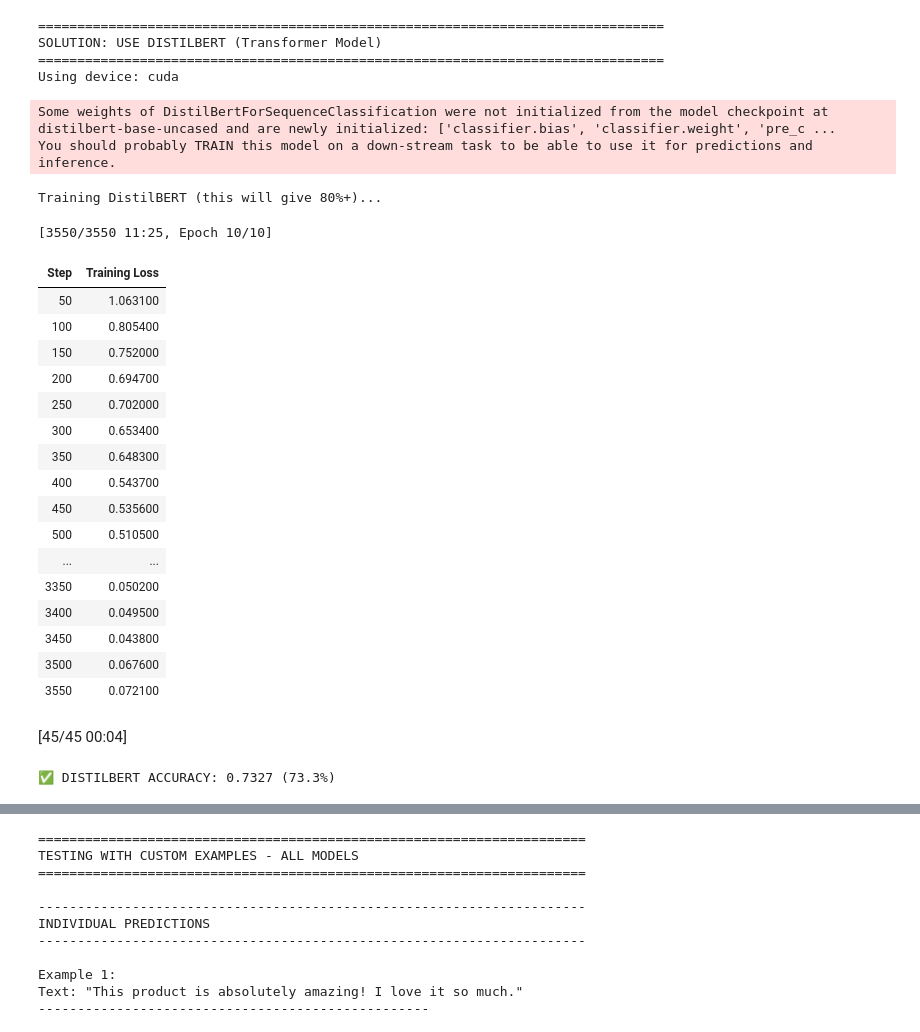
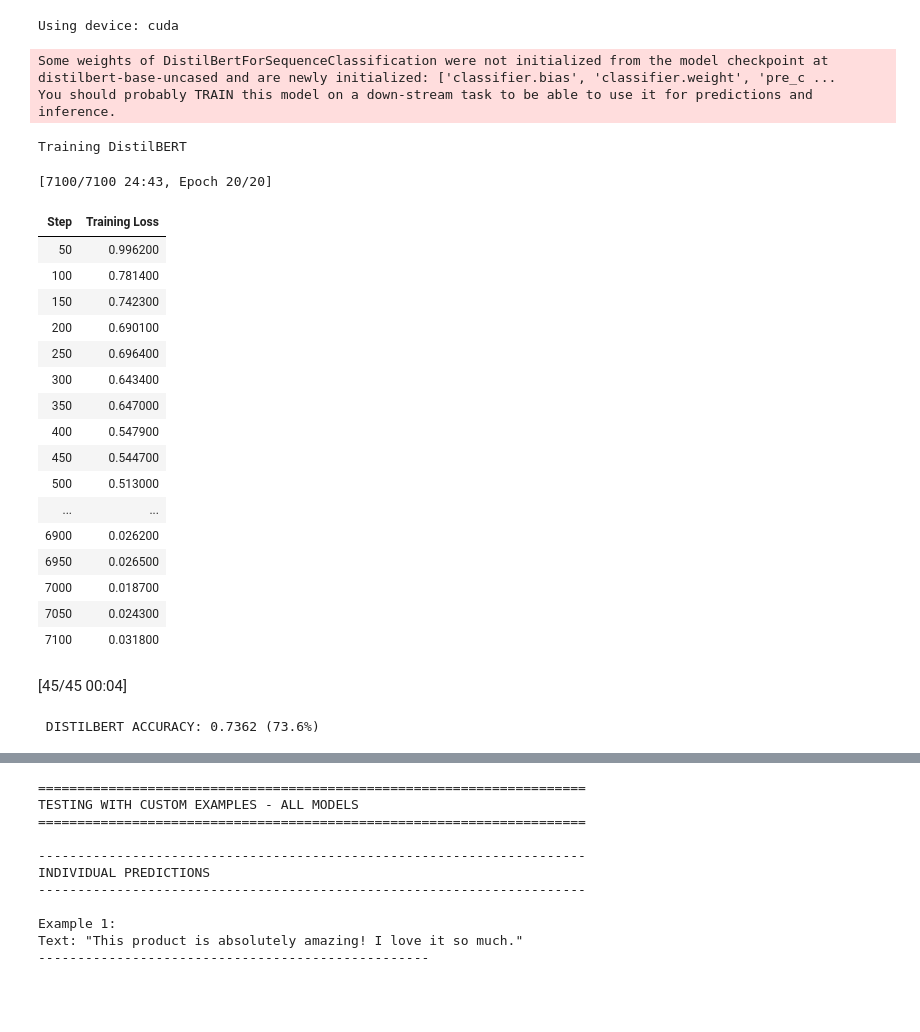
Before and after one commit to akash99955/AML, a Jupyter notebook: AML.ipynb, the cells around one changed output, grey strips where cells are left out. Drawn from its saved outputs; the diff is of its cells as text; code cells hidden in the pictures; blank space fills up the shorter version.

```diff
--- a/AML.ipynb
+++ b/AML.ipynb
@@ -724,16 +730,6 @@ weighted avg       0.69      0.67      0.67      1418
 # %%
-print("="*80)
-print("SOLUTION: USE DISTILBERT (Transformer Model)")
-print("="*80)
-
-!pip install transformers datasets -q
-
-import torch
-from transformers import DistilBertTokenizer, DistilBertForSequenceClassification, Trainer, TrainingArguments
-import numpy as np
 
 # Disable wandb
-import os
 os.environ["WANDB_DISABLED"] = "true"
 
 # Set device to GPU if available, else CPU
@@ -789,60 +785,57 @@ training_args = TrainingArguments(
 # Simple training
 training_args = TrainingArguments(
     output_dir='./distilbert_results',
-    num_train_epochs=10,  # More epochs for better accuracy
+    num_train_epochs=20,  # More epochs for better accuracy
     per_device_train_batch_size=16,
     per_device_eval_batch_size=32,
     learning_rate=2e-5,
     weight_decay=0.01,
     logging_steps=50,
     save_steps=500,
     eval_steps=500,
     report_to="none"
 )
 
 def compute_metrics(p):
     preds = np.argmax(p.predictions, axis=1)
     accuracy = accuracy_score(p.label_ids, preds)
     return {"accuracy": accuracy}
 
 trainer = Trainer(
     model=model,
     args=training_args,
     train_dataset=train_dataset,
     eval_dataset=test_dataset,
     compute_metrics=compute_metrics
 )
 
-print("Training DistilBERT (this will give 80%+)...")
+print("Training DistilBERT")
 trainer.train()
 
 bert_eval_results = trainer.evaluate() # Renamed variable
-print(f"\n✅ DISTILBERT ACCURACY: {bert_eval_results['eval_accuracy']:.4f} ({bert_eval_results['eval_accuracy']*100:.1f}%)")
+print(f"\n DISTILBERT ACCURACY: {bert_eval_results['eval_accuracy']:.4f} ({bert_eval_results['eval_accuracy']*100:.1f}%)")
 # %% [output]
-================================================================================
-SOLUTION: USE DISTILBERT (Transformer Model)
-================================================================================
 Using device: cuda
 Some weights of DistilBertForSequenceClassification were not initialized from the model checkpoint at distilbert-base-uncased and are newly initialized: ['classifier.bias', 'classifier.weight', 'pre_c ...
 You should probably TRAIN this model on a down-stream task to be able to use it for predictions and inference.
-Training DistilBERT (this will give 80%+)...
+Training DistilBERT
-[3550/3550 11:25, Epoch 10/10]
+[7100/7100 24:43, Epoch 20/20]
 | Step | Training Loss |
-| 50 | 1.063100 |
-| 100 | 0.805400 |
-| 150 | 0.752000 |
-| 200 | 0.694700 |
-| 250 | 0.702000 |
-| 300 | 0.653400 |
-| 350 | 0.648300 |
-| 400 | 0.543700 |
-| 450 | 0.535600 |
-| 500 | 0.510500 |
+| 50 | 0.996200 |
+| 100 | 0.781400 |
+| 150 | 0.742300 |
+| 200 | 0.690100 |
+| 250 | 0.696400 |
+| 300 | 0.643400 |
+| 350 | 0.647000 |
+| 400 | 0.547900 |
+| 450 | 0.544700 |
+| 500 | 0.513000 |
 | ... | ... |
-| 3350 | 0.050200 |
-| 3400 | 0.049500 |
-| 3450 | 0.043800 |
-| 3500 | 0.067600 |
-| 3550 | 0.072100 |
+| 6900 | 0.026200 |
+| 6950 | 0.026500 |
+| 7000 | 0.018700 |
+| 7050 | 0.024300 |
+| 7100 | 0.031800 |
 [45/45 00:04]
-✅ DISTILBERT ACCURACY: 0.7327 (73.3%)
+ DISTILBERT ACCURACY: 0.7362 (73.6%)
```
Also changed, not shown: parts of 12 cells of this notebook.
